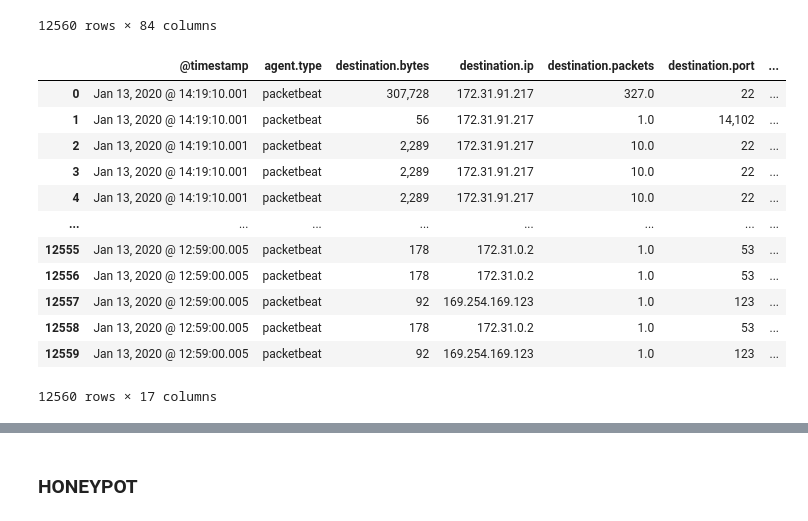
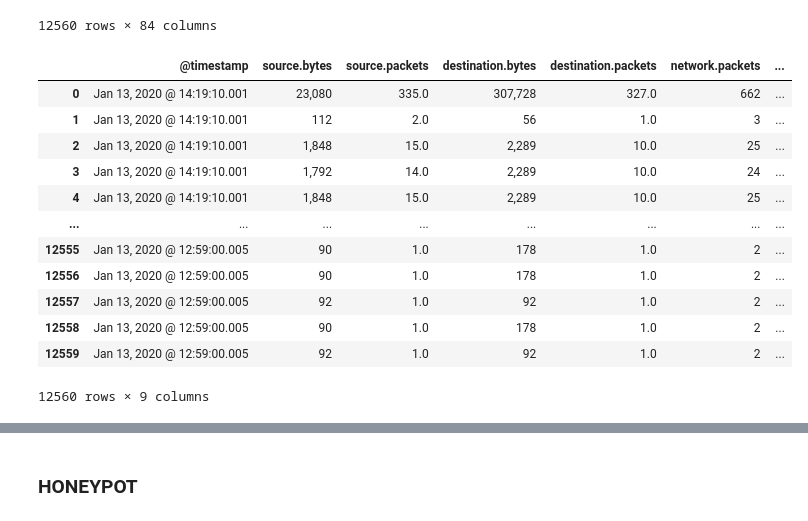
Before and after one commit to xetxezarreta/docker-elk, a Jupyter notebook: sb-ml/clustering/clustering-mikkkkk.ipynb, the cells around one changed output, grey strips where cells are left out. Cells and saved outputs as stored; diff of their text form; code cells hidden in the pictures.

```diff
--- a/sb-ml/clustering/clustering-mikkkkk.ipynb
+++ b/sb-ml/clustering/clustering-mikkkkk.ipynb
@@ -21,23 +21,23 @@ df
 12560 rows × 84 columns
 # %%
 df = df.dropna(axis=1, how = 'all')
-df = df.drop(['@version','network.direction', 'dns.type', '_type', 'client.bytes','dns.answers_count', 'dns.authorities_count','dns.flags.authentic_data', 'client.ip', 'client.port','server.bytes', 'server.ip', 'server.port', '_id', '_index', '_type', 'agent.ephemeral_id', 'agent.hostname', 'agent.id', 'agent.version', 'cloud.account.id', 'cloud.availability_zone', 'cloud.image.id', 'cloud.instance.id', 'cloud.machine.type', 'cloud.provider', 'cloud.region', 'ecs.version', 'event.kind', 'host.architecture', 'host.containerized', 'host.os.name', 'host.os.platform', 'dns.additionals_count', 'dns.flags.authoritative', 'dns.flags.checking_disabled', 'dns.flags.recursion_available', 'dns.flags.recursion_desired','dns.flags.truncated_response','dns.header_flags', 'dns.id', 'query', 'resource', 'dns.question.class', 'dns.question.etld_plus_one', 'dns.question.name', 'network.protocol', 'dns.op_code', 'dns.question.registered_domain', 'dns.question.type','dns.response_code', 'status', 'event.action', 'event.category', 'tags', 'type', 'network.type', 'host.hostname', 'host.name', 'host.os.codename', 'host.os.family',
-       'host.os.kernel', 'host.os.version', 'method', 'flow.id', 'network.community_id', 'flow.final'], axis=1)
+#df = df.drop(['@version','network.direction', 'dns.type', '_type', 'client.bytes','dns.answers_count', 'dns.authorities_count','dns.flags.authentic_data', 'client.ip', 'client.port','server.bytes', 'server.ip', 'server.port', '_id', '_index', '_type', 'agent.ephemeral_id', 'agent.hostname', 'agent.id', 'agent.version', 'cloud.account.id', 'cloud.availability_zone', 'cloud.image.id', 'cloud.instance.id', 'cloud.machine.type', 'cloud.provider', 'cloud.region', 'ecs.version', 'event.kind', 'host.architecture', 'host.containerized', 'host.os.name', 'host.os.platform', 'dns.additionals_count', 'dns.flags.authoritative', 'dns.flags.checking_disabled', 'dns.flags.recursion_available', 'dns.flags.recursion_desired','dns.flags.truncated_response','dns.header_flags', 'dns.id', 'query', 'resource', 'dns.question.class', 'dns.question.etld_plus_one', 'dns.question.name', 'network.protocol', 'dns.op_code', 'dns.question.registered_domain', 'dns.question.type','dns.response_code', 'status', 'event.action', 'event.category', 'tags', 'type', 'network.type', 'host.hostname', 'host.name', 'host.os.codename', 'host.os.family','host.os.kernel', 'host.os.version', 'method', 'flow.id', 'network.community_id', 'flow.final'], axis=1)
+df = df[['@timestamp', 'source.bytes', 'source.packets','destination.bytes', 'destination.packets', 'network.packets', 'network.bytes', 'network.transport', 'event.duration']]
 df
 # %% [output]
-|  | @timestamp | agent.type | destination.bytes | destination.ip | destination.packets | destination.port | ... |
-| 0 | Jan 13, 2020 @ 14:19:10.001 | packetbeat | 307,728 | 172.31.91.217 | 327.0 | 22 | ... |
-| 1 | Jan 13, 2020 @ 14:19:10.001 | packetbeat | 56 | 172.31.91.217 | 1.0 | 14,102 | ... |
-| 2 | Jan 13, 2020 @ 14:19:10.001 | packetbeat | 2,289 | 172.31.91.217 | 10.0 | 22 | ... |
-| 3 | Jan 13, 2020 @ 14:19:10.001 | packetbeat | 2,289 | 172.31.91.217 | 10.0 | 22 | ... |
-| 4 | Jan 13, 2020 @ 14:19:10.001 | packetbeat | 2,289 | 172.31.91.217 | 10.0 | 22 | ... |
+|  | @timestamp | source.bytes | source.packets | destination.bytes | destination.packets | network.packets | ... |
+| 0 | Jan 13, 2020 @ 14:19:10.001 | 23,080 | 335.0 | 307,728 | 327.0 | 662 | ... |
+| 1 | Jan 13, 2020 @ 14:19:10.001 | 112 | 2.0 | 56 | 1.0 | 3 | ... |
+| 2 | Jan 13, 2020 @ 14:19:10.001 | 1,848 | 15.0 | 2,289 | 10.0 | 25 | ... |
+| 3 | Jan 13, 2020 @ 14:19:10.001 | 1,792 | 14.0 | 2,289 | 10.0 | 24 | ... |
+| 4 | Jan 13, 2020 @ 14:19:10.001 | 1,848 | 15.0 | 2,289 | 10.0 | 25 | ... |
 | ... | ... | ... | ... | ... | ... | ... | ... |
-| 12555 | Jan 13, 2020 @ 12:59:00.005 | packetbeat | 178 | 172.31.0.2 | 1.0 | 53 | ... |
-| 12556 | Jan 13, 2020 @ 12:59:00.005 | packetbeat | 178 | 172.31.0.2 | 1.0 | 53 | ... |
-| 12557 | Jan 13, 2020 @ 12:59:00.005 | packetbeat | 92 | 169.254.169.123 | 1.0 | 123 | ... |
-| 12558 | Jan 13, 2020 @ 12:59:00.005 | packetbeat | 178 | 172.31.0.2 | 1.0 | 53 | ... |
-| 12559 | Jan 13, 2020 @ 12:59:00.005 | packetbeat | 92 | 169.254.169.123 | 1.0 | 123 | ... |
+| 12555 | Jan 13, 2020 @ 12:59:00.005 | 90 | 1.0 | 178 | 1.0 | 2 | ... |
+| 12556 | Jan 13, 2020 @ 12:59:00.005 | 90 | 1.0 | 178 | 1.0 | 2 | ... |
+| 12557 | Jan 13, 2020 @ 12:59:00.005 | 92 | 1.0 | 92 | 1.0 | 2 | ... |
+| 12558 | Jan 13, 2020 @ 12:59:00.005 | 90 | 1.0 | 178 | 1.0 | 2 | ... |
+| 12559 | Jan 13, 2020 @ 12:59:00.005 | 92 | 1.0 | 92 | 1.0 | 2 | ... |
-12560 rows × 17 columns
+12560 rows × 9 columns
 # %%
 df = df.sort_values(by='@timestamp')
 df = df.reset_index()
```
Also changed, not shown: parts of 6 cells of this notebook.
